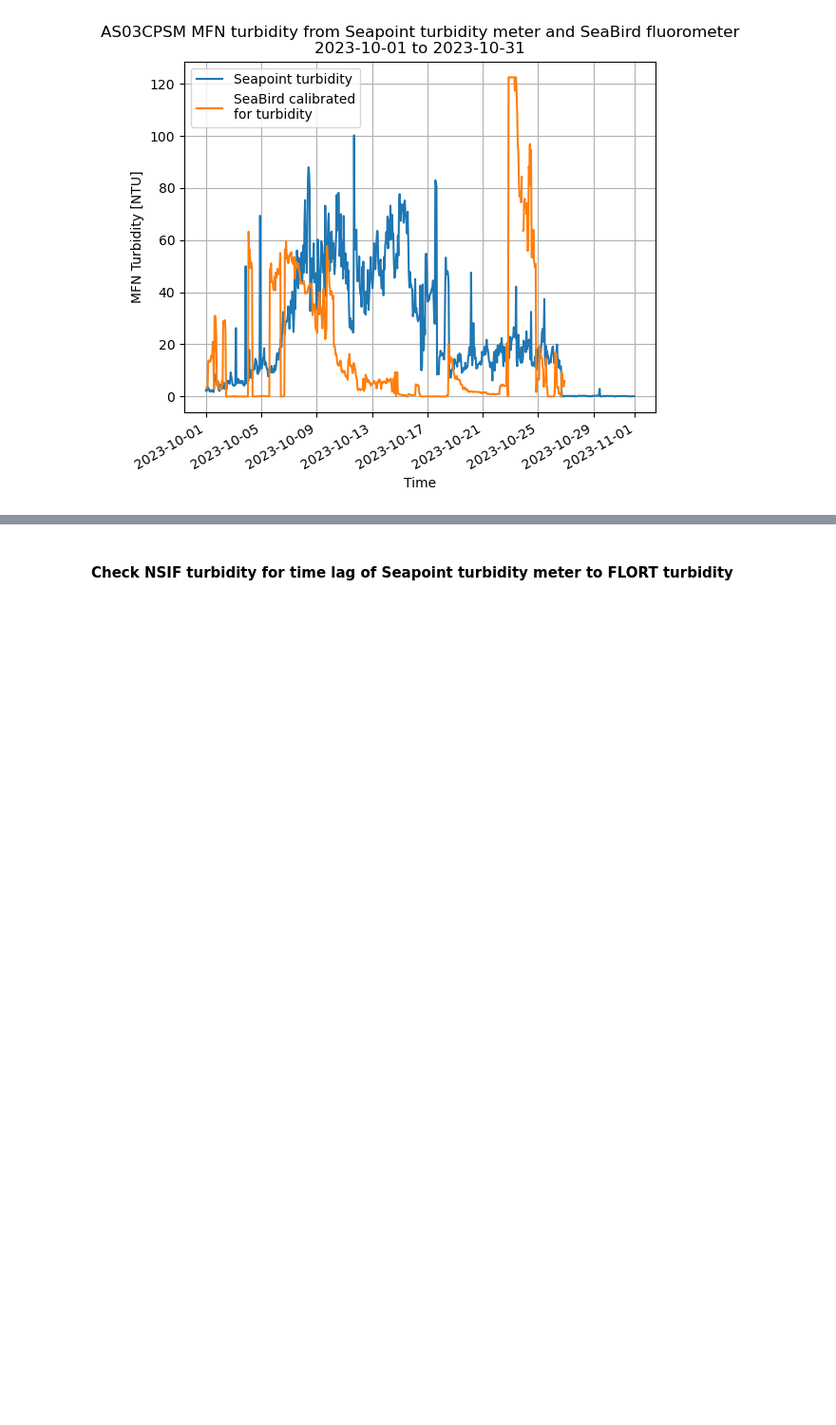
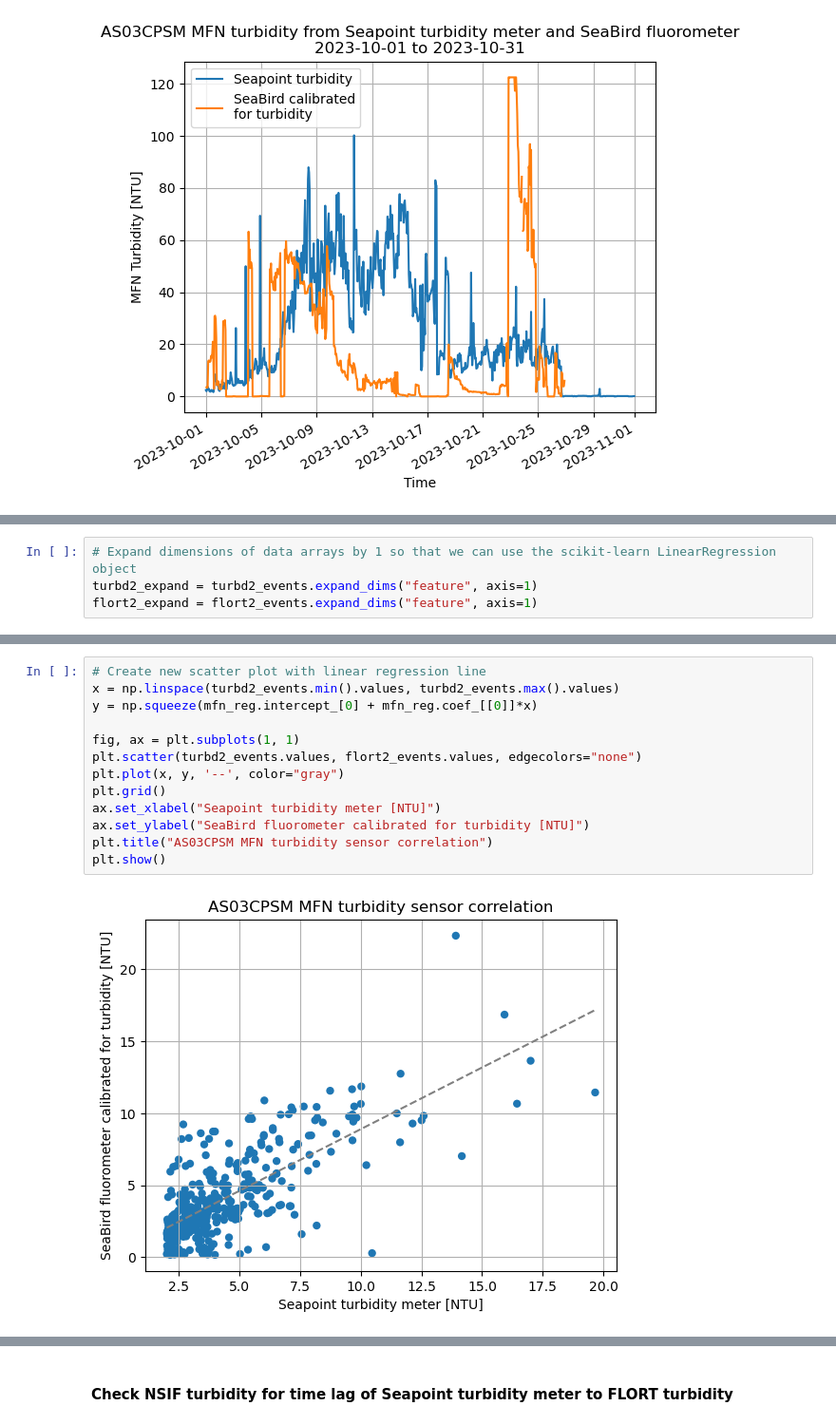
Before and after one commit to cooleyky/AST3, a Jupyter notebook: turbidity.ipynb, the cells around one changed output, grey strips where cells are left out. Shown at 95% size. Drawn from its saved outputs; the diff is of its cells as text; blank space fills up the shorter version.

```diff
--- a/turbidity.ipynb
+++ b/turbidity.ipynb
@@ -786,0 +788,4 @@ turbd_mfn_diff.sel(Time="July 2023").plot.scatter(edgecolor="none", s=2)
+# %%
+# Expand dimensions of data arrays by 1 so that we can use the scikit-learn LinearRegression object
+turbd2_expand = turbd2_events.expand_dims("feature", axis=1)
+flort2_expand = flort2_events.expand_dims("feature", axis=1)
@@ -786,0 +807,15 @@ turbd_mfn_diff.sel(Time="July 2023").plot.scatter(edgecolor="none", s=2)
+# %%
+# Create new scatter plot with linear regression line
+x = np.linspace(turbd2_events.min().values, turbd2_events.max().values)
+y = np.squeeze(mfn_reg.intercept_[0] + mfn_reg.coef_[[0]]*x)
+
+fig, ax = plt.subplots(1, 1)
+plt.scatter(turbd2_events.values, flort2_events.values, edgecolors="none")
+plt.plot(x, y, '--', color="gray")
+plt.grid()
+ax.set_xlabel("Seapoint turbidity meter [NTU]")
+ax.set_ylabel("SeaBird fluorometer calibrated for turbidity [NTU]")
+plt.title("AS03CPSM MFN turbidity sensor correlation")
+plt.show()
+# %% [output]
+[figure, added]
```
Also changed, not shown: parts of 15 cells of this notebook, 1 other file.
